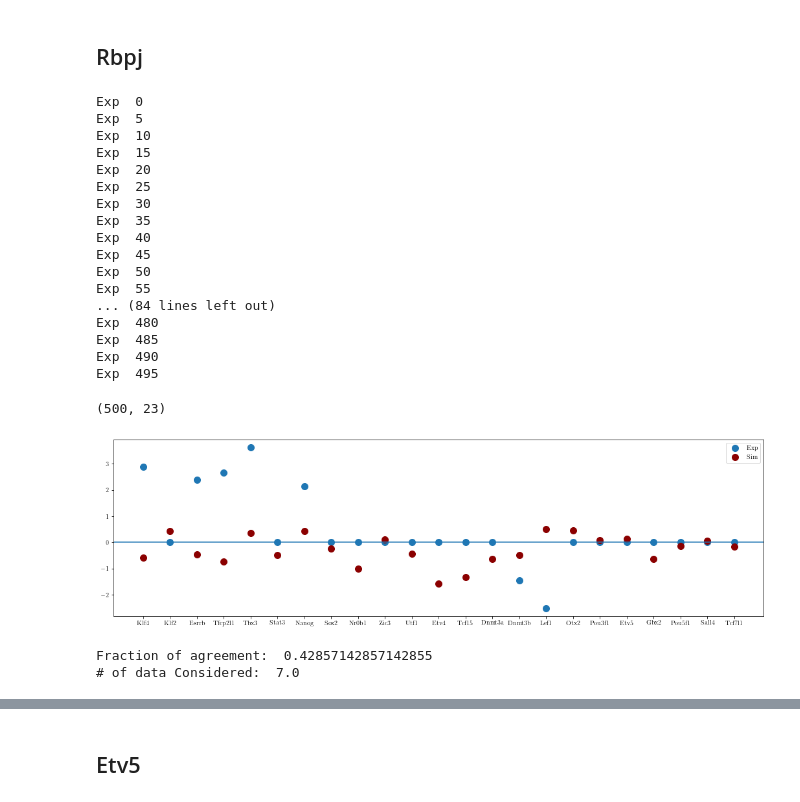
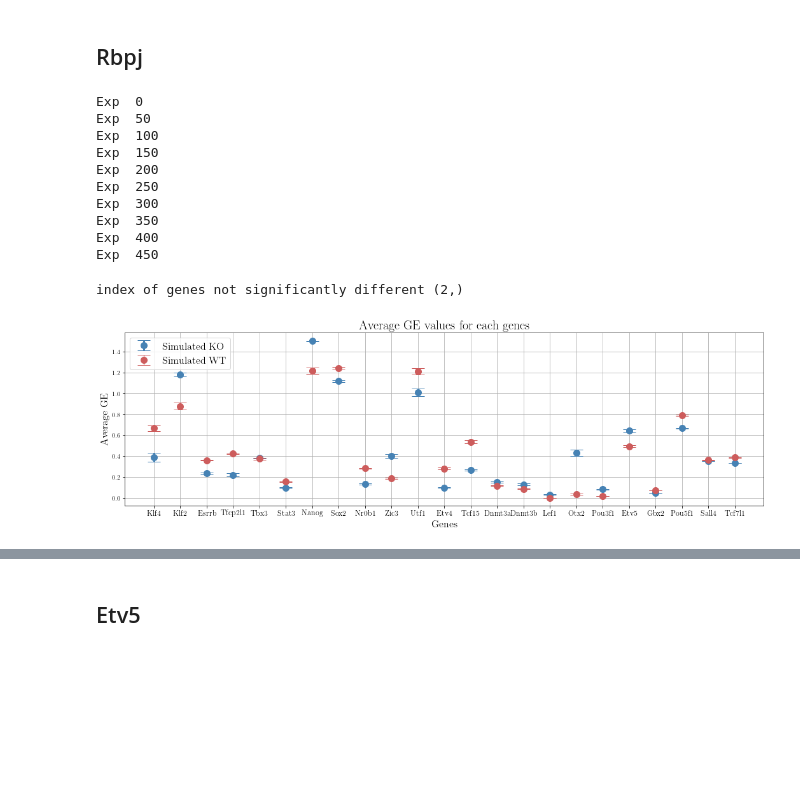
Before and after one commit to CleliaCorridori/GRN_Inference_CODE, a Jupyter notebook: 0_SCODE_MB-LogNorm_23_03_02.ipynb, the cells around one changed output, grey strips where cells are left out. Drawn from its saved outputs; the diff is of its cells as text; code cells hidden in the pictures; blank space fills up the shorter version.

```diff
--- a/0_SCODE_MB-LogNorm_23_03_02.ipynb
+++ b/0_SCODE_MB-LogNorm_23_03_02.ipynb
@@ -628,6 +665,7 @@ def KO_plotLogFC_ExpAndSim(lofFC_Exp, logFC_Sim, KO_genes_order):
 # %% [markdown]
 ## Rbpj
 # %%
+# get the initial gene expression and the KO interaction matrix to simulate the KO data
 KO_gene = "Rbpj"
 KO_gene_idk = np.where(genes_order ==KO_gene)[0][0]
 
@@ -641,36 +679,34 @@ KO_result = result.drop(KO_gene)
 KO_result.to_csv(path_data+"OUT_SCODE_LN/KO_LN/RBPJ/initial_GE_LogNorm_MB_KO.txt", sep='\t', index=False, header=False)
 
 np.savetxt(path_data+ "OUT_SCODE_LN/KO_LN/RBPJ/A_KO_LogNorm_MB.txt",KO_lN_rec_matx)
+
+KO_R_wt_avg = np.delete(np.array(df_sim_avg),KO_gene_idk, axis=0)
+KO_R_wt_std = np.delete(np.array(df_sim_std),KO_gene_idk, axis=0)
 # %%
+compute = False
 N_sim=500
 KO_df_sim = np.zeros((len(KO_genes_order), 101, N_sim))
 
 for ii in range(N_sim):
-    if ii%5==0:
+    if ii%50==0:
         print("Exp ", ii)
     out_sim = "/Users/cleliacorridori/Dropbox_2021\ Dropbox/Jorah\ Mormont/GRN_Inference/DATA/OUT_SCODE_LN/KO_LN/RBPJ/OUT/out_simSCODE_LogNorm_MB_"+str(ii)+".txt"
 
-    # call R script Reconstruct_dynamics.R
-    ! Rscript /Users/cleliacorridori/Dropbox_2021\ Dropbox/Jorah\ Mormont/GRN_Inference/CODE/Reconstruct_dynamics.R /Users/cleliacorridori/Dropbox_2021\ Dropbox/Jorah\ Mormont/GRN_Inference/DATA/OUT_SCODE_LN/KO_LN/RBPJ/initial_GE_LogNorm_MB_KO.txt /Users/cleliacorridori/Dropbox_2021\ Dropbox/Jorah\ Mormont/GRN_Inference/DATA/OUT_SCODE_LN/KO_LN/RBPJ/A_KO_LogNorm_MB.txt {out_sim} {23}
+    if compute == True:
+        # call R script Reconstruct_dynamics.R
+        ! Rscript /Users/cleliacorridori/Dropbox_2021\ Dropbox/Jorah\ Mormont/GRN_Inference/CODE/Reconstruct_dynamics.R /Users/cleliacorridori/Dropbox_2021\ Dropbox/Jorah\ Mormont/GRN_Inference/DATA/OUT_SCODE_LN/KO_LN/RBPJ/initial_GE_LogNorm_MB_KO.txt /Users/cleliacorridori/Dropbox_2021\ Dropbox/Jorah\ Mormont/GRN_Inference/DATA/OUT_SCODE_LN/KO_LN/RBPJ/A_KO_LogNorm_MB.txt {out_sim} {23}
 
     # load simulated data
     KO_df_sim[:,:,ii] = pd.read_table(path_data+"OUT_SCODE_LN/KO_LN/RBPJ/OUT/out_simSCODE_LogNorm_MB_"+str(ii)+".txt", delimiter="\t", dtype={"Value": float}).set_index(KO_genes_order)
     KO_df_sim[KO_df_sim<0]=0
 # %% [output]
 Exp  0
-Exp  5
-Exp  10
-Exp  15
-Exp  20
-Exp  25
-Exp  30
-Exp  35
-Exp  40
-Exp  45
 Exp  50
-Exp  55
-... (84 lines left out)
-Exp  480
-Exp  485
-Exp  490
-Exp  495
+Exp  100
+Exp  150
+Exp  200
+Exp  250
+Exp  300
+Exp  350
+Exp  400
+Exp  450
@@ -684,21 +713,14 @@ wt_std_GE = np.delete(np.array(data_LN.std(axis=1)), KO_gene_idk)
-# %%
-logFC_Leeb_R = np.delete(np.array(df_KO_N24_Leeb_cl[KO_gene]), KO_gene_idk) # logFC Leeb
-
-
-# Computed
-logFC_Sim_R =  np.array([np.log2((KO_avg_GE[:,ii])/ (wt_avg_GE)) for ii in range(N_sim)])
-
-logFC_Sim_R.shape
-# %% [output]
-(500, 23)
-# %%
-KO_plotLogFC_ExpAndSim(logFC_Leeb_R, logFC_Sim_R.T, KO_genes_order)
-# %% [output]
-[figure, removed]
-# %%
-mean_in_agreement_R, data_considered_R  = KO_comparison_ExpVsSim(logFC_Leeb_R, logFC_Sim_R, N_sim)
-print("Fraction of agreement: ", mean_in_agreement_R)
-print("# of data Considered: ",data_considered_R.mean())
-# %% [output]
-Fraction of agreement:  0.42857142857142855
-# of data Considered:  7.0
+# %%
+# compute the average and std of the simulated  KO data
+KO_R_df_sim_avg, KO_R_df_sim_std = funcs_ko.WT_avg_w(KO_df_sim)
+KO_R_df_sim_std = (np.std(KO_df_sim, axis=1)/np.sqrt(KO_df_sim.shape[1]))[:,0]
+
+KO_R_diff, KO_R_diff_std, KO_R_idx_notS = funcs_ko.KO_diff_sim(KO_R_df_sim_avg, KO_R_df_sim_std ,KO_R_wt_avg, KO_R_wt_std, thr_significance=3)
+# print("differences in the simulated data", KO_R_diff)
+# print("error in the simulated data", KO_R_diff_std)
+print("index of genes not significantly different", KO_R_idx_notS.shape)
+
+funcs_ko.KO_plots_avgAct_SCODE(KO_R_df_sim_avg, KO_R_df_sim_std, KO_R_wt_avg, KO_R_wt_std, KO_genes_order, N_sigma=1)
+# %% [output]
+index of genes not significantly different (2,)
+[figure, added]
```
Also changed, not shown: parts of 39 cells of this notebook, 4 other files.
